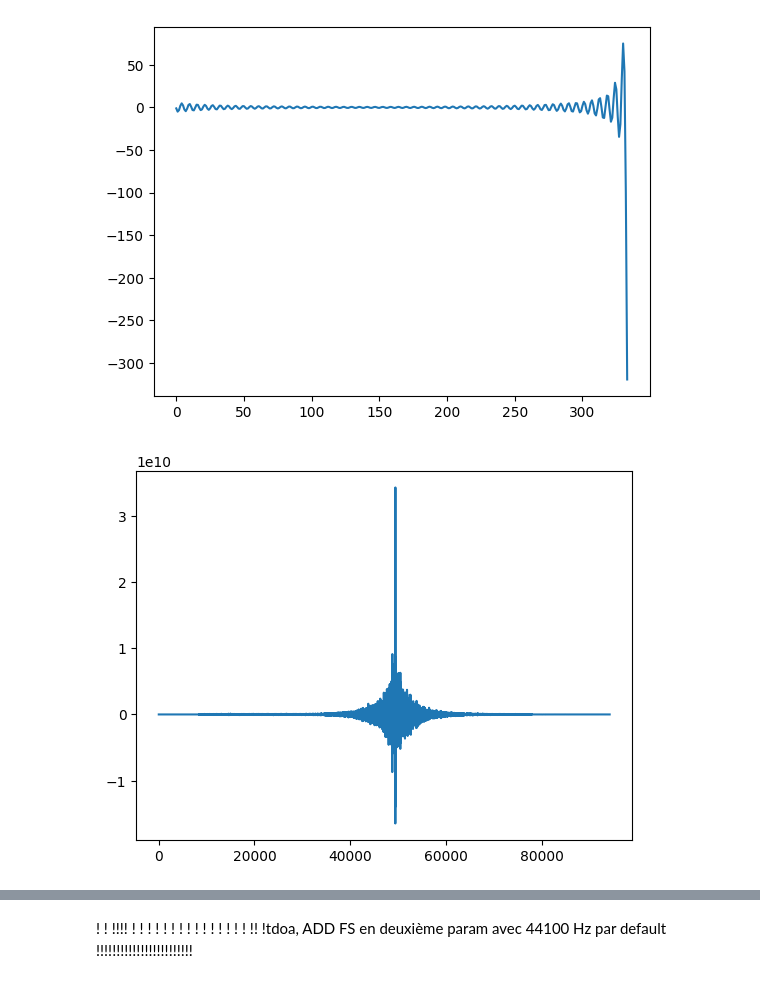
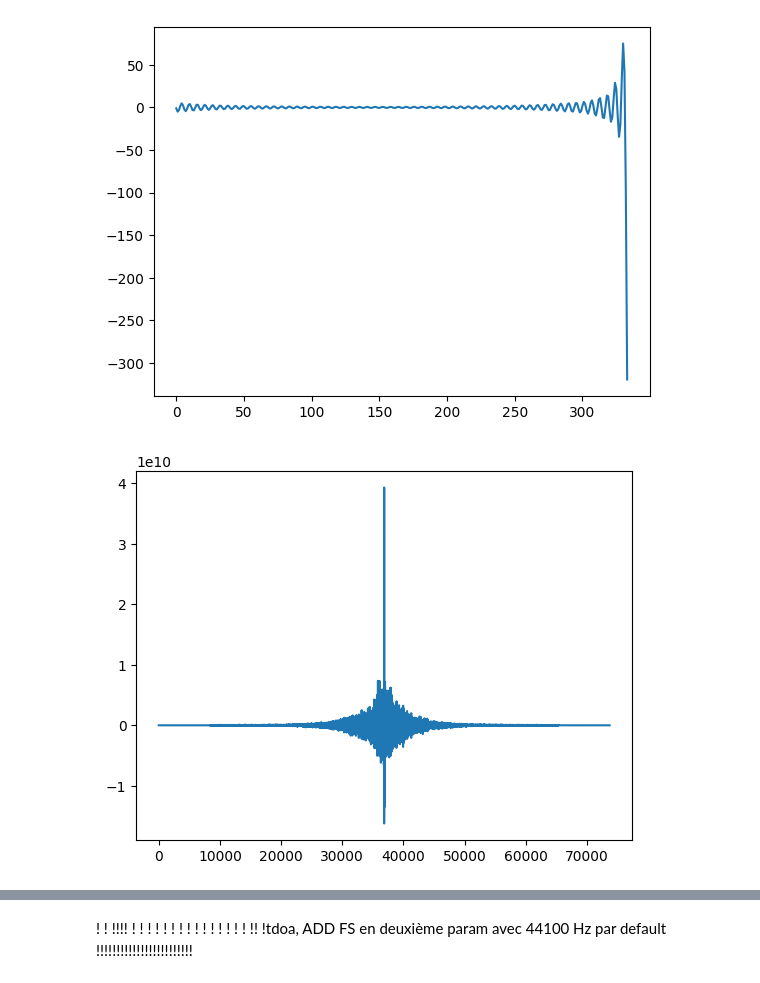
Before and after one commit to PizzaManStarted/projet_signal, a Jupyter notebook: code.ipynb, the cells around one changed output, grey strips where cells are left out. Cells and saved outputs as stored; diff of their text form; code cells hidden in the pictures.

```diff
--- a/code.ipynb
+++ b/code.ipynb
@@ -329,26 +324,25 @@ def fftxcorr(in1, in2):
     x = np.fft.fft(in1, n) * np.fft.fft(inv_in2, n)
 
     return np.fft.ifft(x, n)
-
-
-file_dir = "LocateClaps/"
-file_name = "M2_0.wav"
-
-_, data = read_wavefile(file_dir + file_name)
-
-
-_, data2 = read_wavefile(file_dir + "M2_120.wav")
-
-
-
-
-t, sin_samples1= create_sine_wave(8500, 1000, 44100, 1000)
-t, sin_samples2 = create_sine_wave(7500, 20, 44100, 1000)
-
-y = fftxcorr(data, data2)
-simple_plot(y)
-# %% [output]
-[figure, removed]
+# %%
+
+
+file_dir = "LocateClaps/"
+_, data1 = read_wavefile(file_dir + "M2_0.wav")
+
+
+_, data2 = read_wavefile(file_dir + "M1_0.wav")
+
+
+
+
+t, sin_samples1= create_sine_wave(8500, 1000, 44100, 1000)
+t, sin_samples2 = create_sine_wave(7500, 20, 44100, 1000)
+
+y = fftxcorr(data1, data2)
+simple_plot(y)
+# %% [output]
+[figure, added]
 # %%
 from scipy.signal import fftconvolve
 
```
Also changed, not shown: parts of 11 cells of this notebook.
